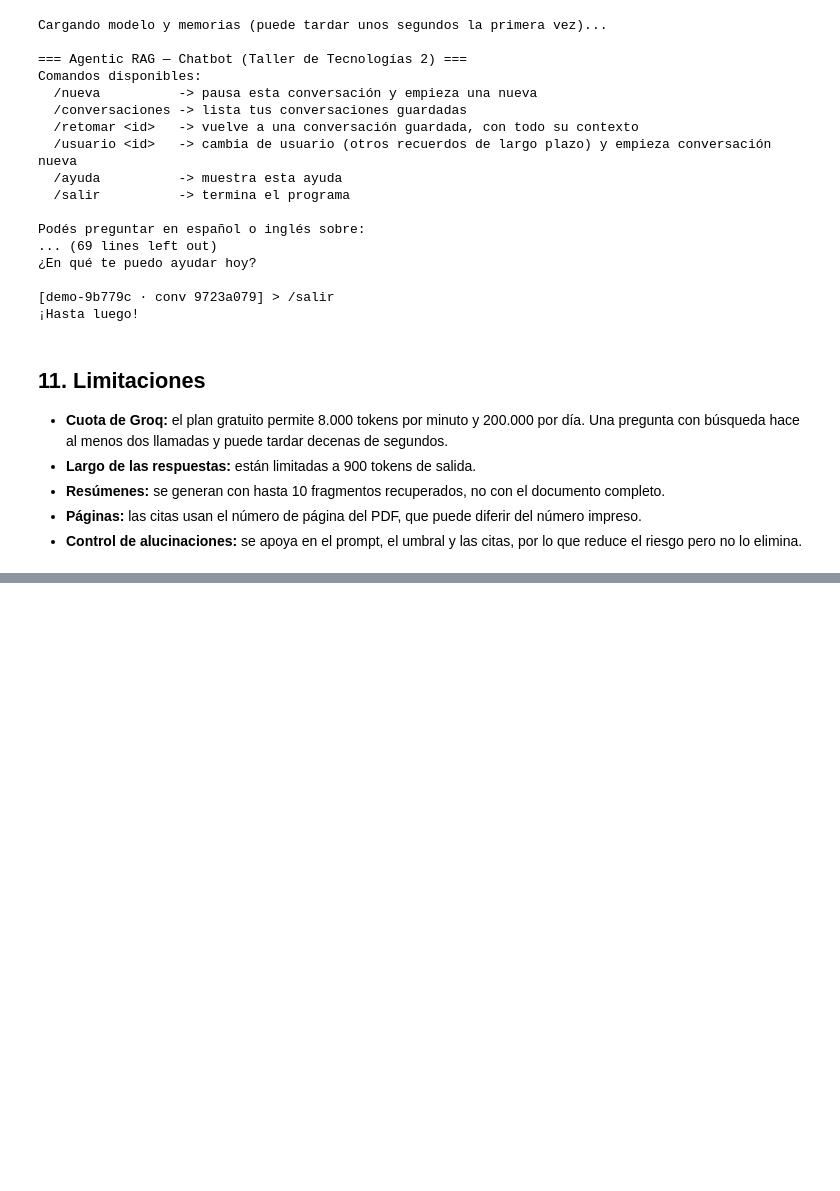
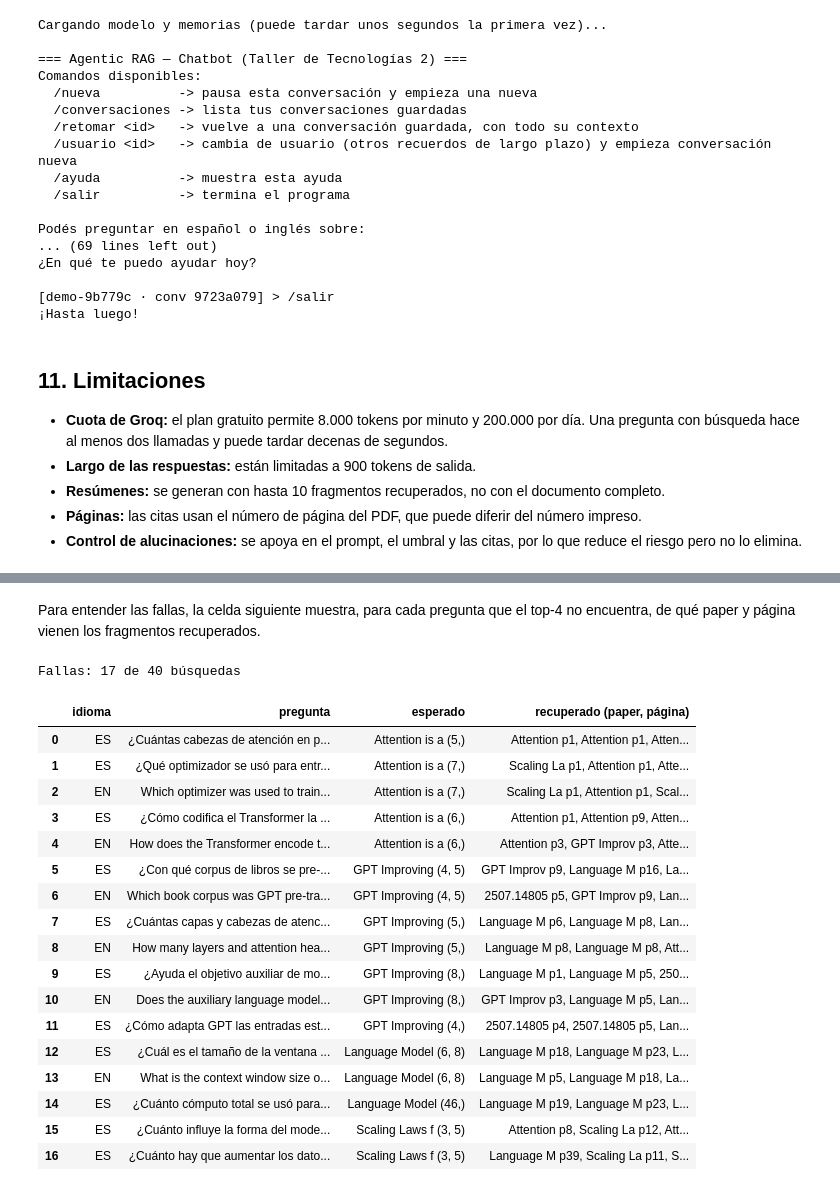
Before and after one commit to JoaquinKarawacki/Obli-taller-de-tecnologia, a Jupyter notebook: obligatorio_agentic_rag.ipynb, the cells around one changed output, grey strips where cells are left out. Saved outputs shown, nothing was run; the diff lists cells and outputs as text; code cells hidden in the pictures; blank space fills up the shorter version.

```diff
--- a/obligatorio_agentic_rag.ipynb
+++ b/obligatorio_agentic_rag.ipynb
@@ -704,0 +863,41 @@ Podés preguntar en español o inglés sobre:
+# %% [markdown]
+Para entender las fallas, la celda siguiente muestra, para cada pregunta que el top-4 no encuentra,
+de qué paper y página vienen los fragmentos recuperados.
+# %%
+indice, _ = experimentos.indexar(experimentos.chunking_recursivo(paginas, 800, 100), modelo_proyecto)
+fallas = []
+for pregunta in experimentos.PREGUNTAS:
+    for idioma in ("es", "en"):
+        documentos = indice.similarity_search(getattr(pregunta, idioma), k=experimentos.K)
+        if not any(experimentos._es_correcto(d, pregunta) for d in documentos):
+            fallas.append({
+                "idioma": idioma.upper(),
+                "pregunta": getattr(pregunta, idioma)[:60],
+                "esperado": f"{pregunta.archivo[:14]} {pregunta.paginas}",
+                "recuperado (paper, página)": ", ".join(
+                    f"{d.metadata['archivo'][:10]} p{d.metadata['pagina']}" for d in documentos),
+            })
+indice.delete_collection()
+print(f"Fallas: {len(fallas)} de {2 * len(experimentos.PREGUNTAS)} búsquedas")
+pd.set_option("display.max_colwidth", 90)
+pd.DataFrame(fallas)
+# %% [output]
+Fallas: 17 de 40 búsquedas
+|  | idioma | pregunta | esperado | recuperado (paper, página) |
+| 0 | ES | ¿Cuántas cabezas de atención en p... | Attention is a (5,) | Attention p1, Attention p1, Atten... |
+| 1 | ES | ¿Qué optimizador se usó para entr... | Attention is a (7,) | Scaling La p1, Attention p1, Atte... |
+| 2 | EN | Which optimizer was used to train... | Attention is a (7,) | Scaling La p1, Attention p1, Scal... |
+| 3 | ES | ¿Cómo codifica el Transformer la ... | Attention is a (6,) | Attention p1, Attention p9, Atten... |
+| 4 | EN | How does the Transformer encode t... | Attention is a (6,) | Attention p3, GPT Improv p3, Atte... |
+| 5 | ES | ¿Con qué corpus de libros se pre-... | GPT Improving (4, 5) | GPT Improv p9, Language M p16, La... |
+| 6 | EN | Which book corpus was GPT pre-tra... | GPT Improving (4, 5) | 2507.14805 p5, GPT Improv p9, Lan... |
+| 7 | ES | ¿Cuántas capas y cabezas de atenc... | GPT Improving (5,) | Language M p6, Language M p8, Lan... |
+| 8 | EN | How many layers and attention hea... | GPT Improving (5,) | Language M p8, Language M p8, Att... |
+| 9 | ES | ¿Ayuda el objetivo auxiliar de mo... | GPT Improving (8,) | Language M p1, Language M p5, 250... |
+| 10 | EN | Does the auxiliary language model... | GPT Improving (8,) | GPT Improv p3, Language M p5, Lan... |
+| 11 | ES | ¿Cómo adapta GPT las entradas est... | GPT Improving (4,) | 2507.14805 p4, 2507.14805 p5, Lan... |
+| 12 | ES | ¿Cuál es el tamaño de la ventana ... | Language Model (6, 8) | Language M p18, Language M p23, L... |
+| 13 | EN | What is the context window size o... | Language Model (6, 8) | Language M p5, Language M p18, La... |
+| 14 | ES | ¿Cuánto cómputo total se usó para... | Language Model (46,) | Language M p19, Language M p23, L... |
+| 15 | ES | ¿Cuánto influye la forma del mode... | Scaling Laws f (3, 5) | Attention p8, Scaling La p12, Att... |
+| 16 | ES | ¿Cuánto hay que aumentar los dato... | Scaling Laws f (3, 5) | Language M p39, Scaling La p11, S... |
```
Also changed, not shown: parts of 12 cells of this notebook, 5 other files.
